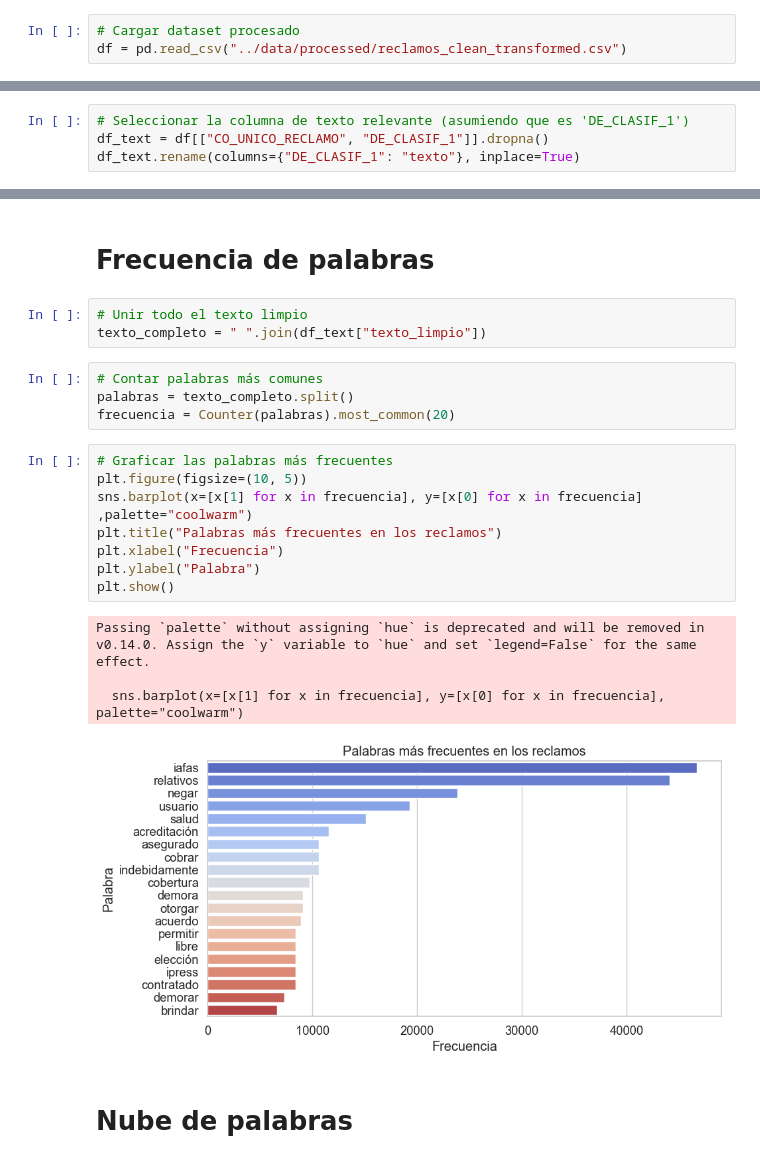
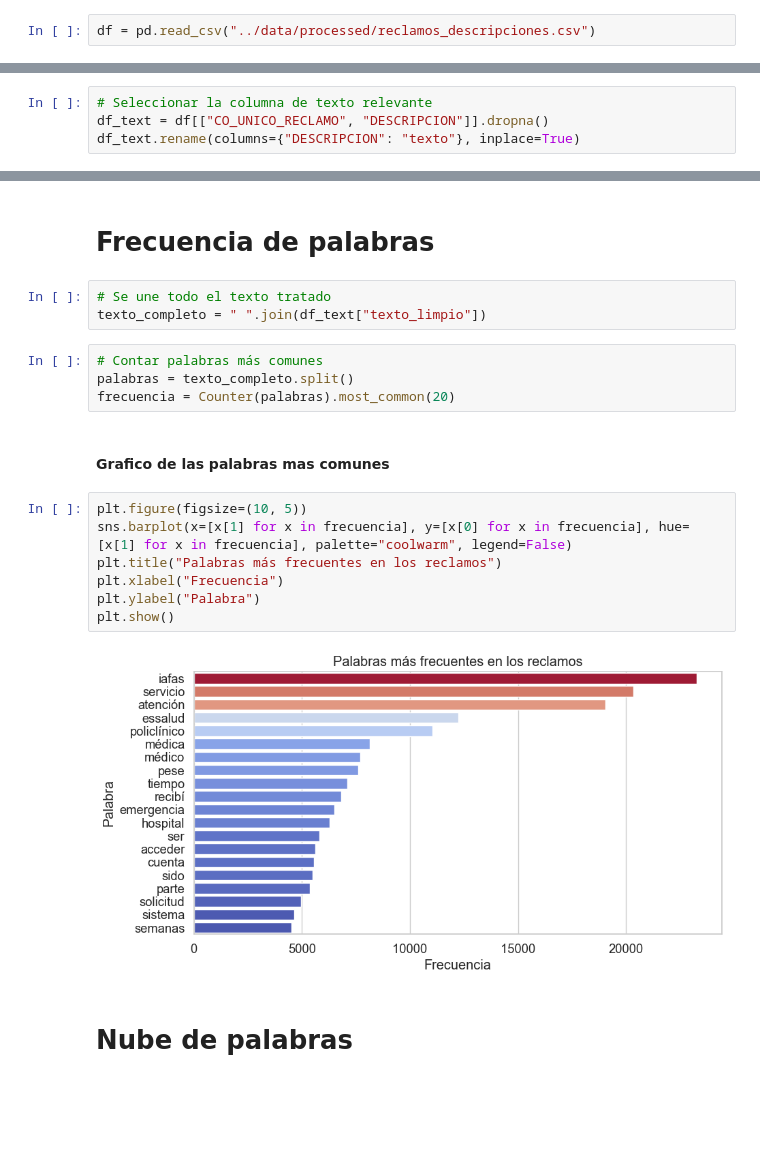
Before and after one commit to harold232/mineria-de-texto-reclamos, a Jupyter notebook: notebooks/04_mineria_texto.ipynb, the cells around one changed output, grey strips where cells are left out. Cells and saved outputs as stored; diff of their text form; blank space fills up the shorter version.

```diff
--- a/notebooks/04_mineria_texto.ipynb
+++ b/notebooks/04_mineria_texto.ipynb
@@ -137,5 +141,4 @@ sns.set_context("notebook", font_scale=1.2)
 # %% [markdown]
 # Cargar datos y seleccionar campo de texto
 # %%
-# Cargar dataset procesado
-df = pd.read_csv("../data/processed/reclamos_clean_transformed.csv")
+df = pd.read_csv("../data/processed/reclamos_descripciones.csv")
@@ -142,7 +147,7 @@ df = pd.read_csv("../data/processed/reclamos_clean_transformed.csv")
 # %%
-# Seleccionar la columna de texto relevante (asumiendo que es 'DE_CLASIF_1')
-df_text = df[["CO_UNICO_RECLAMO", "DE_CLASIF_1"]].dropna()
-df_text.rename(columns={"DE_CLASIF_1": "texto"}, inplace=True)
+# Seleccionar la columna de texto relevante
+df_text = df[["CO_UNICO_RECLAMO", "DESCRIPCION"]].dropna()
+df_text.rename(columns={"DESCRIPCION": "texto"}, inplace=True)
 # %%
 print("Ejemplo de texto:\n", df_text["texto"].sample(5))
 # %% [output]
@@ -181,25 +189,23 @@ Name: texto_limpio, dtype: object
 # %% [markdown]
 #  Frecuencia de palabras
 # %%
-# Unir todo el texto limpio
+# Se une todo el texto tratado
 texto_completo = " ".join(df_text["texto_limpio"])
 # %%
 # Contar palabras más comunes
 palabras = texto_completo.split()
 frecuencia = Counter(palabras).most_common(20)
+# %% [markdown]
+#### Grafico de las palabras mas comunes
 # %%
-# Graficar las palabras más frecuentes
 plt.figure(figsize=(10, 5))
-sns.barplot(x=[x[1] for x in frecuencia], y=[x[0] for x in frecuencia] ,palette="coolwarm")
+sns.barplot(x=[x[1] for x in frecuencia], y=[x[0] for x in frecuencia], hue=[x[1] for x in frecuencia], palette="coolwarm", legend=False)
 plt.title("Palabras más frecuentes en los reclamos")
 plt.xlabel("Frecuencia")
 plt.ylabel("Palabra")
 plt.show()
 # %% [output]
-Passing `palette` without assigning `hue` is deprecated and will be removed in v0.14.0. Assign the `y` variable to `hue` and set `legend=False` for the same effect.
-
-  sns.barplot(x=[x[1] for x in frecuencia], y=[x[0] for x in frecuencia], palette="coolwarm")
-[figure, old version]
+[figure, new version]
 # %% [markdown]
 # Nube de palabras
 # %%
```
Also changed, not shown: parts of 50 cells of this notebook, 47 other files.
